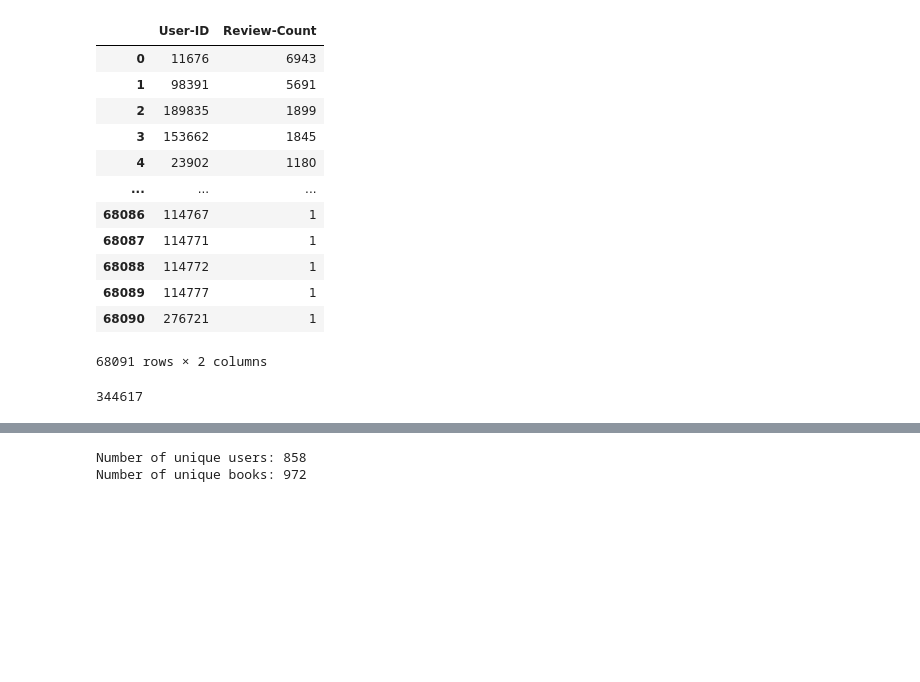
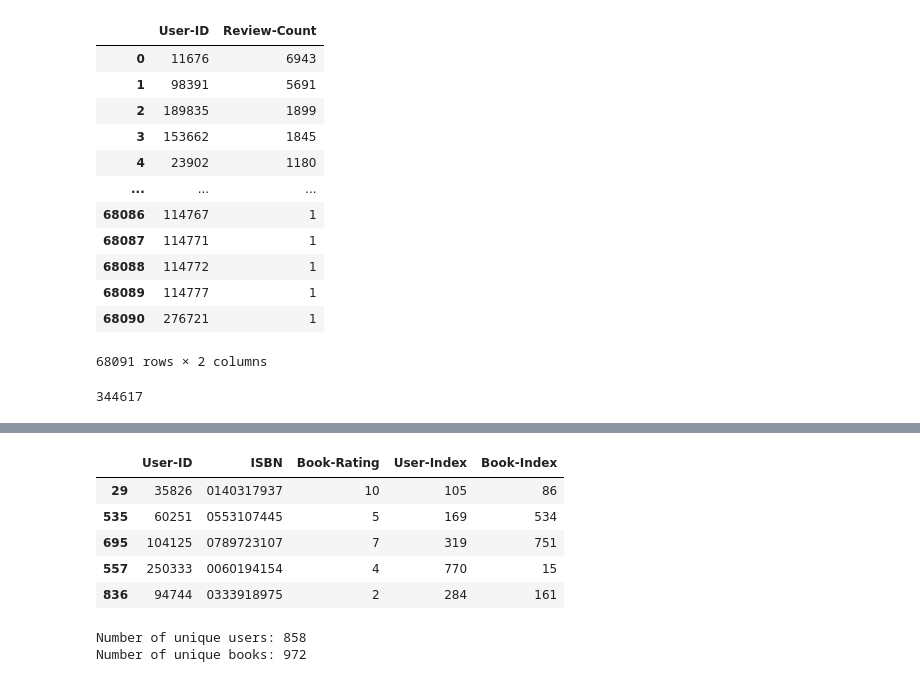
Before and after one commit to hyunji0618/BayesianBookRecommender, a Jupyter notebook: Sam_Bayesian_book_model.ipynb, the cells around one changed output, grey strips where cells are left out. Drawn from its saved outputs; the diff is of its cells as text; code cells hidden in the pictures; blank space fills up the shorter version.

Commit message:
Book mapped with its ISBN

```diff
--- a/Sam_Bayesian_book_model.ipynb
+++ b/Sam_Bayesian_book_model.ipynb
@@ -118,3 +111,12 @@ df = df.sample(n=1000, random_state=42).reset_index(drop=True)
+# %%
+train_df.head()
+# %% [output]
+|  | User-ID | ISBN | Book-Rating | User-Index | Book-Index |
+| 29 | 35826 | 0140317937 | 10 | 105 | 86 |
+| 535 | 60251 | 0553107445 | 5 | 169 | 534 |
+| 695 | 104125 | 0789723107 | 7 | 319 | 751 |
+| 557 | 250333 | 0060194154 | 4 | 770 | 15 |
+| 836 | 94744 | 0333918975 | 2 | 284 | 161 |
 # %%
 # Encode User-ID and ISBN as categorical for indexing
 df['User-Index'] = df['User-ID'].astype("category").cat.codes
```
Also changed, not shown: parts of 13 cells of this notebook, 1 other file.
